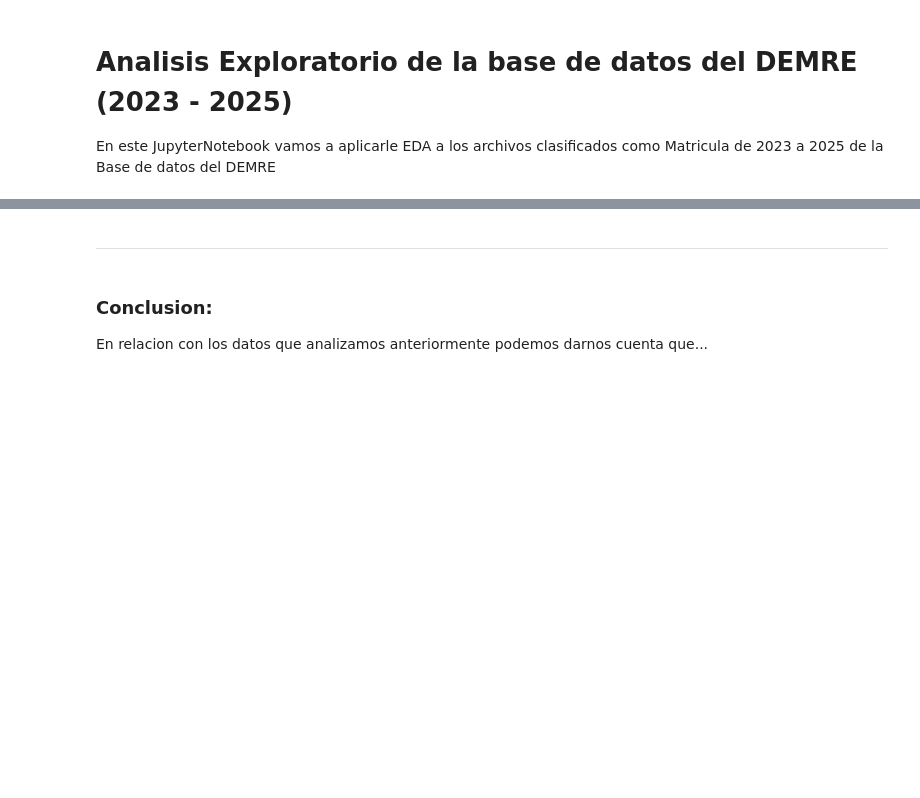
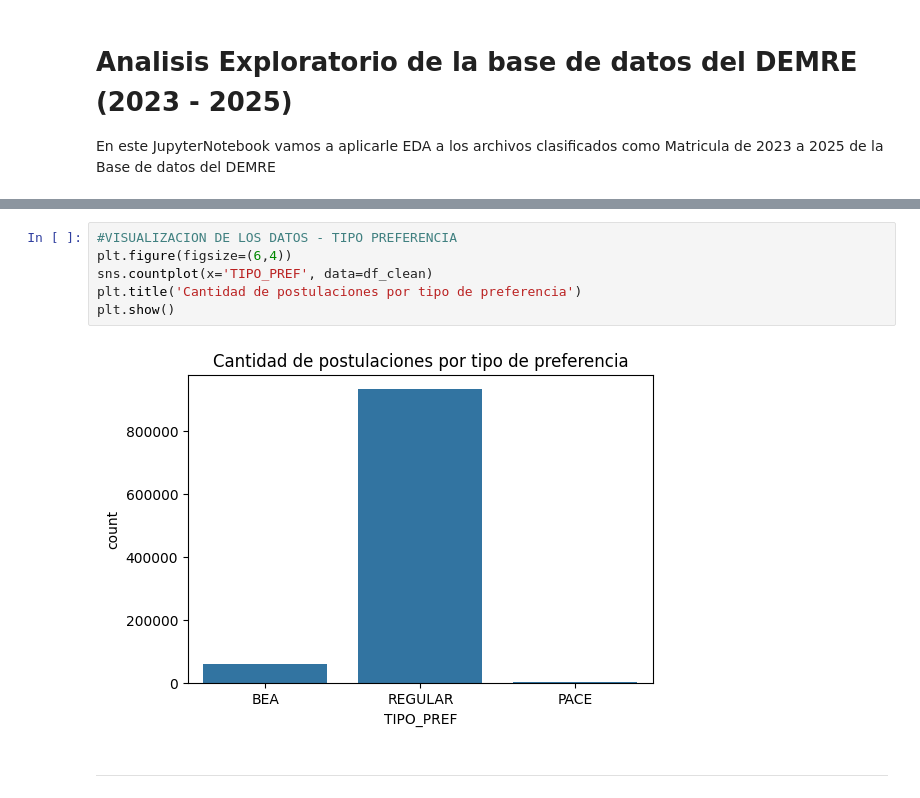
Before and after one commit to LmChicao/Proyecto-Intro-Ciencias-de-datos-2025-2-, a Jupyter notebook: Analisis Exploratorio/EDA - Postulacion.ipynb, the cells around one changed output, grey strips where cells are left out. Saved outputs shown, nothing was run; the diff lists cells and outputs as text; blank space fills up the shorter version.

```diff
--- a/Analisis Exploratorio/EDA - Postulacion.ipynb
+++ b/Analisis Exploratorio/EDA - Postulacion.ipynb
@@ -81,5 +298,10 @@ df_2023_inscripcion
+# %%
+#VISUALIZACION DE LOS DATOS - TIPO PREFERENCIA
+plt.figure(figsize=(6,4))
+sns.countplot(x='TIPO_PREF', data=df_clean)
+plt.title('Cantidad de postulaciones por tipo de preferencia')
+plt.show()
+# %% [output]
+[figure, added]
 # %% [markdown]
 ------------------------------------------------------------------------------------------------------------------------
-# %% [markdown]
-### **Conclusion:**
-En relacion con los datos que analizamos anteriormente podemos darnos cuenta que...
```
Also changed, not shown: parts of 10 cells of this notebook, 8 other files.
